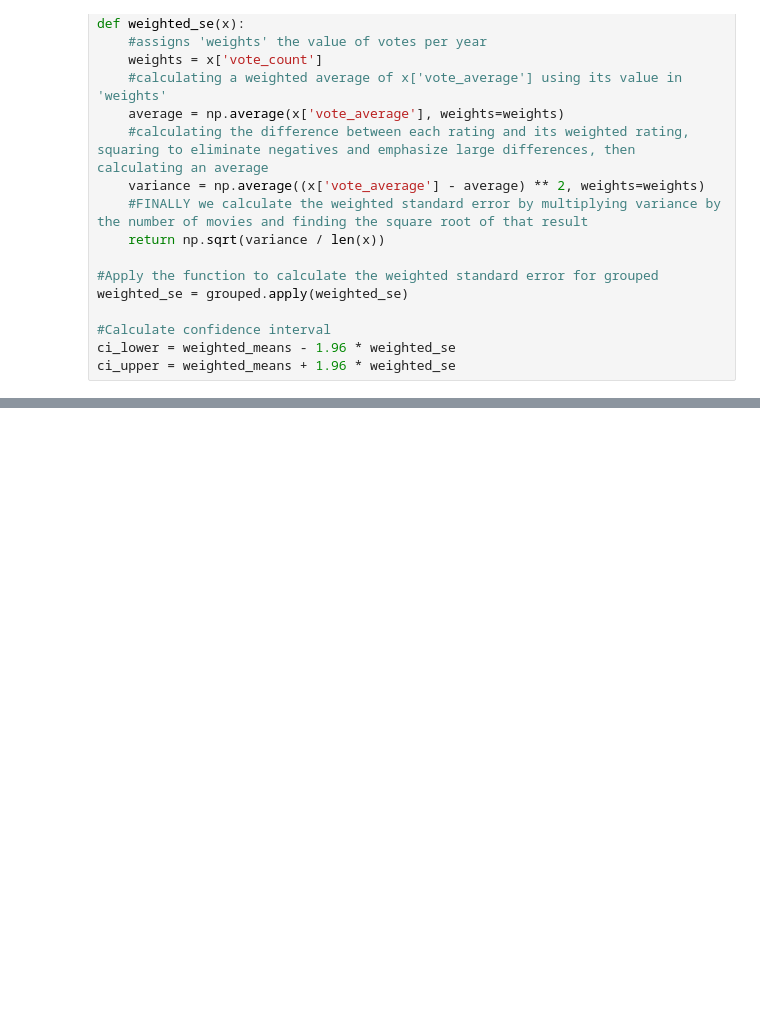
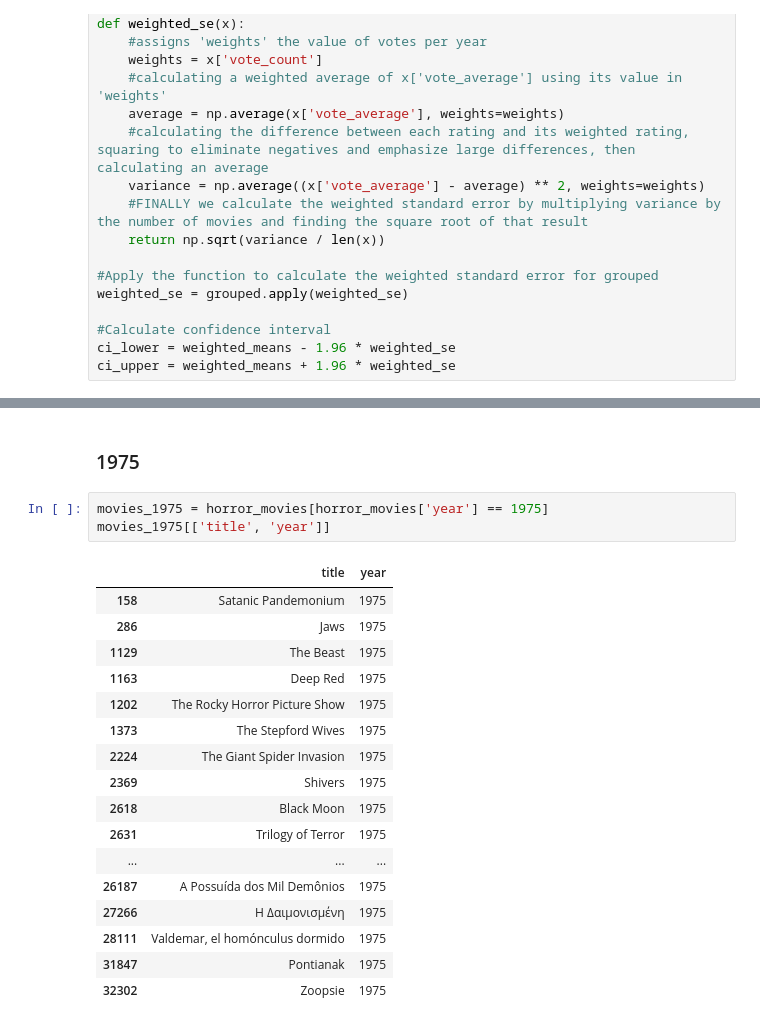
Before and after one commit to ashley-skidmore/horror_movie_playground, a Jupyter notebook: notebooks/horror_by_year.ipynb, the cells around one changed output, grey strips where cells are left out. Saved outputs shown, nothing was run; the diff lists cells and outputs as text; blank space fills up the shorter version.

```diff
--- a/notebooks/horror_by_year.ipynb
+++ b/notebooks/horror_by_year.ipynb
@@ -406,0 +492,23 @@ plt.show()
+# %% [markdown]
+### 1975
+# %%
+movies_1975 = horror_movies[horror_movies['year'] == 1975]
+movies_1975[['title', 'year']]
+# %% [output]
+|  | title | year |
+| 158 | Satanic Pandemonium | 1975 |
+| 286 | Jaws | 1975 |
+| 1129 | The Beast | 1975 |
+| 1163 | Deep Red | 1975 |
+| 1202 | The Rocky Horror Picture Show | 1975 |
+| 1373 | The Stepford Wives | 1975 |
+| 2224 | The Giant Spider Invasion | 1975 |
+| 2369 | Shivers | 1975 |
+| 2618 | Black Moon | 1975 |
+| 2631 | Trilogy of Terror | 1975 |
+| ... | ... | ... |
+| 26187 | A Possuída dos Mil Demônios | 1975 |
+| 27266 | Η Δαιμονισμένη | 1975 |
+| 28111 | Valdemar, el homónculus dormido | 1975 |
+| 31847 | Pontianak | 1975 |
+| 32302 | Zoopsie | 1975 |
```
Also changed, not shown: parts of 17 cells of this notebook.
